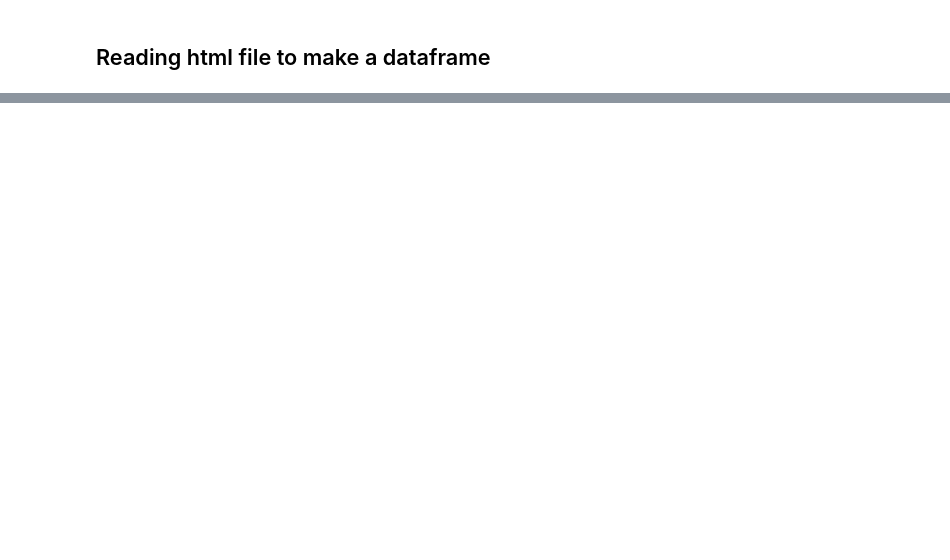
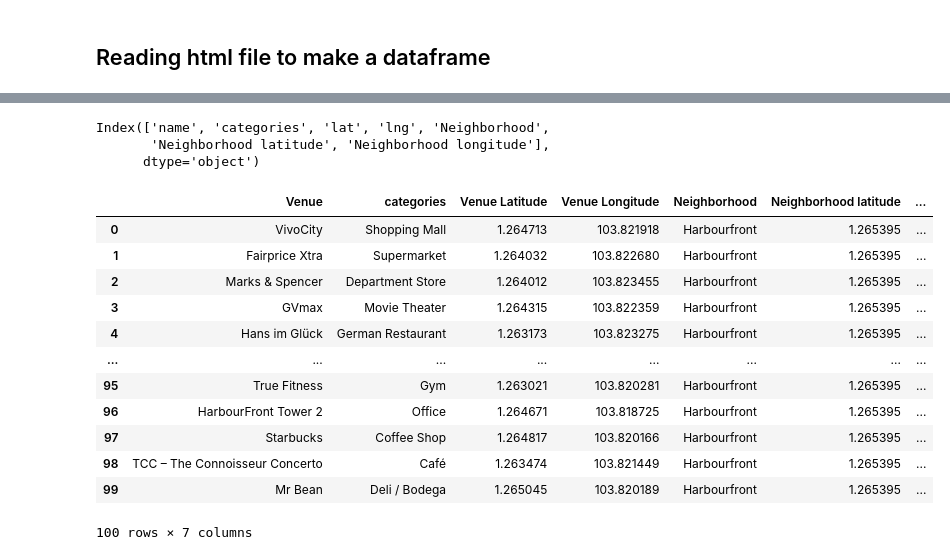
Before and after one commit to Ssents/ibm-capstone, a Jupyter notebook: week3_toronto.ipynb, the cells around one changed output, grey strips where cells are left out. Cells and saved outputs as stored; diff of their text form; code cells hidden in the pictures; blank space fills up the shorter version.

```diff
--- a/week3_toronto.ipynb
+++ b/week3_toronto.ipynb
@@ -20,0 +174,28 @@ df_toronto.head()
+# %%
+# function that extracts the category of the venue
+def get_category_type(row):
+    try:
+        categories_list = row['categories']
+    except:
+        categories_list = row['venue.categories']
+
+    if len(categories_list) == 0:
+        return None
+    else:
+        return categories_list[0]['name']
+# %%
+venues = results['response']['groups'][0]['items']
+
+nearby_venues = json_normalize(venues) # flatten JSON
+
+# filter columns
+filtered_columns = ['venue.name', 'venue.categories', 'venue.location.lat', 'venue.location.lng']
+nearby_venues =nearby_venues.loc[:, filtered_columns]
+
+# filter the category for each row
+nearby_venues['venue.categories'] = nearby_venues.apply(get_category_type, axis=1)
+
+# clean columns
+nearby_venues.columns = [col.split(".")[-1] for col in nearby_venues.columns]
+
+nearby_venues.head()
@@ -20,0 +209,27 @@ df_toronto.head()
+# %%
+nearby_venues['Neighborhood'] =neighborhood_name
+# %%
+nearby_venues['Neighborhood latitude'] =neighborhood_latitude
+nearby_venues['Neighborhood longitude'] =neighborhood_longitude
+# %%
+nearby_venues.columns
+# %% [output]
+Index(['name', 'categories', 'lat', 'lng', 'Neighborhood',
+       'Neighborhood latitude', 'Neighborhood longitude'],
+      dtype='object')
+# %%
+nearby_venues.rename(columns={'name': 'Venue', 'lat': 'Venue Latitude', 'lng':'Venue Longitude'})
+# %% [output]
+|  | Venue | categories | Venue Latitude | Venue Longitude | Neighborhood | Neighborhood latitude | ... |
+| 0 | VivoCity | Shopping Mall | 1.264713 | 103.821918 | Harbourfront | 1.265395 | ... |
+| 1 | Fairprice Xtra | Supermarket | 1.264032 | 103.822680 | Harbourfront | 1.265395 | ... |
+| 2 | Marks & Spencer | Department Store | 1.264012 | 103.823455 | Harbourfront | 1.265395 | ... |
+| 3 | GVmax | Movie Theater | 1.264315 | 103.822359 | Harbourfront | 1.265395 | ... |
+| 4 | Hans im Glück | German Restaurant | 1.263173 | 103.823275 | Harbourfront | 1.265395 | ... |
+| ... | ... | ... | ... | ... | ... | ... | ... |
+| 95 | True Fitness | Gym | 1.263021 | 103.820281 | Harbourfront | 1.265395 | ... |
+| 96 | HarbourFront Tower 2 | Office | 1.264671 | 103.818725 | Harbourfront | 1.265395 | ... |
+| 97 | Starbucks | Coffee Shop | 1.264817 | 103.820166 | Harbourfront | 1.265395 | ... |
+| 98 | TCC – The Connoisseur Concerto | Café | 1.263474 | 103.821449 | Harbourfront | 1.265395 | ... |
+| 99 | Mr Bean | Deli / Bodega | 1.265045 | 103.820189 | Harbourfront | 1.265395 | ... |
+100 rows × 7 columns
```
Also changed, not shown: parts of 55 cells of this notebook.
